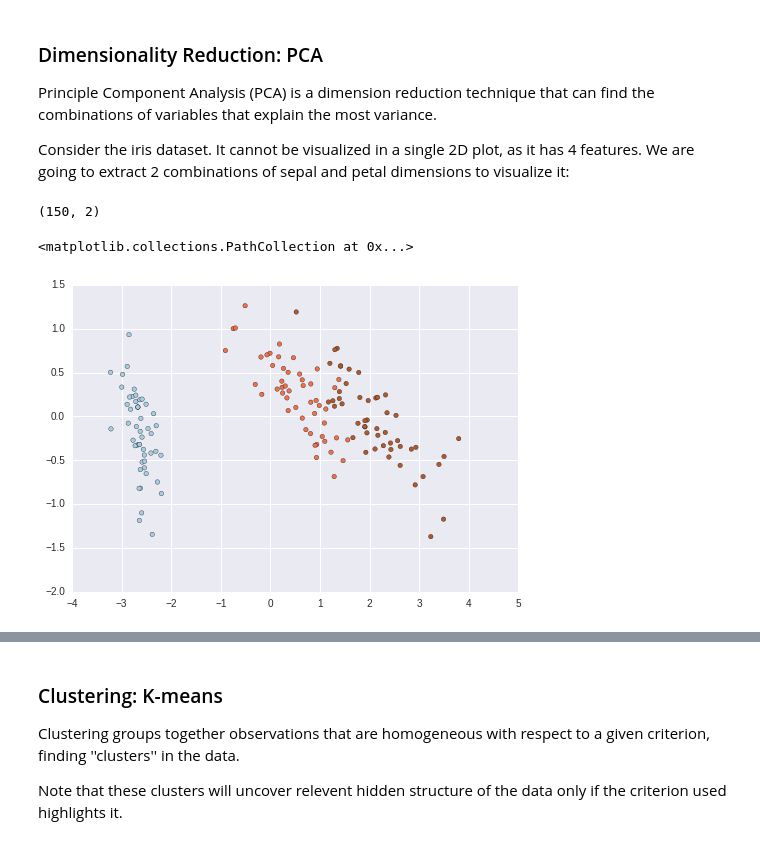
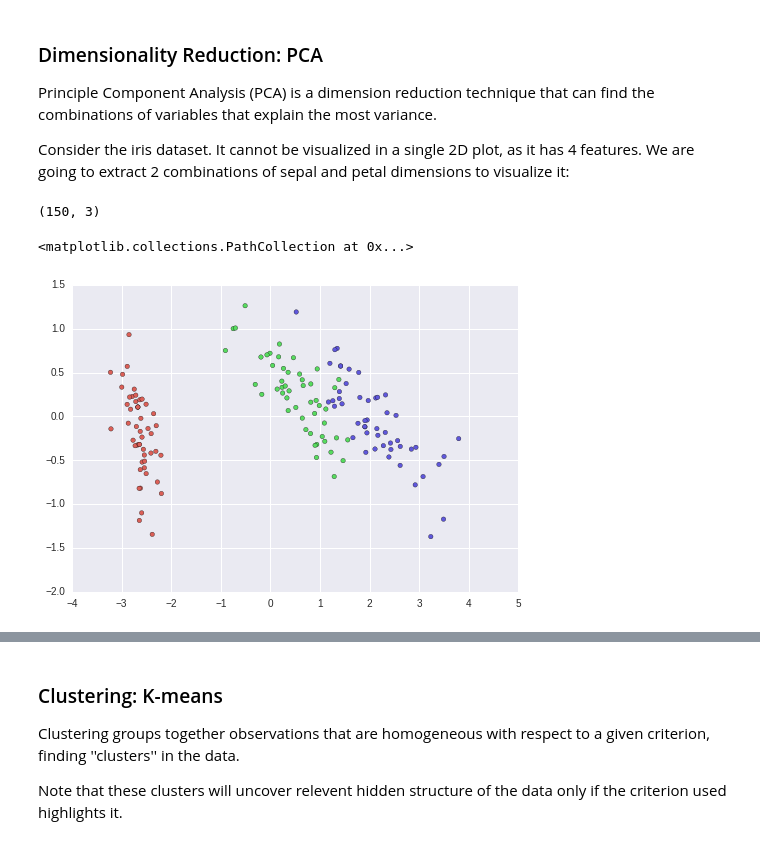
Before and after one commit to albahnsen/PracticalMachineLearningClass, a Jupyter notebook: notebooks/02-IntroMachineLearning.ipynb, the cells around one changed output, grey strips where cells are left out. Cells and saved outputs as stored; diff of their text form; code cells hidden in the pictures.

```diff
--- a/notebooks/02-IntroMachineLearning.ipynb
+++ b/notebooks/02-IntroMachineLearning.ipynb
@@ -33,7 +33,8 @@ labels.
 import numpy as np
 import matplotlib.pyplot as plt
 import seaborn as sns
-sns.set()
+sns.set();
+cmap = mpl.colors.ListedColormap(sns.color_palette("hls", 3))
 # %%
 # Create a random set of examples
 from sklearn.datasets.samples_generator import make_blobs
@@ -254,15 +262,15 @@ Consider the iris dataset. It cannot be visualized in a single 2D plot, as it ha
 # %%
 X, y = iris.data, iris.target
 from sklearn.decomposition import PCA
-pca = PCA(n_components=2)
+pca = PCA(n_components=3)
 pca.fit(X)
 X_reduced = pca.transform(X)
 # %%
 X_reduced.shape
 # %% [output]
-(150, 2)
+(150, 3)
 # %%
-plt.scatter(X_reduced[:, 0], X_reduced[:, 1], c=y, cmap=plt.cm.Paired)
+plt.scatter(X_reduced[:, 0], X_reduced[:, 1], c=y, cmap=cmap)
 # %% [output]
 <matplotlib.collections.PathCollection at 0x...>
-[figure, old version]
+[figure, new version]
```
Also changed, not shown: parts of 10 cells of this notebook, 1 other file.
